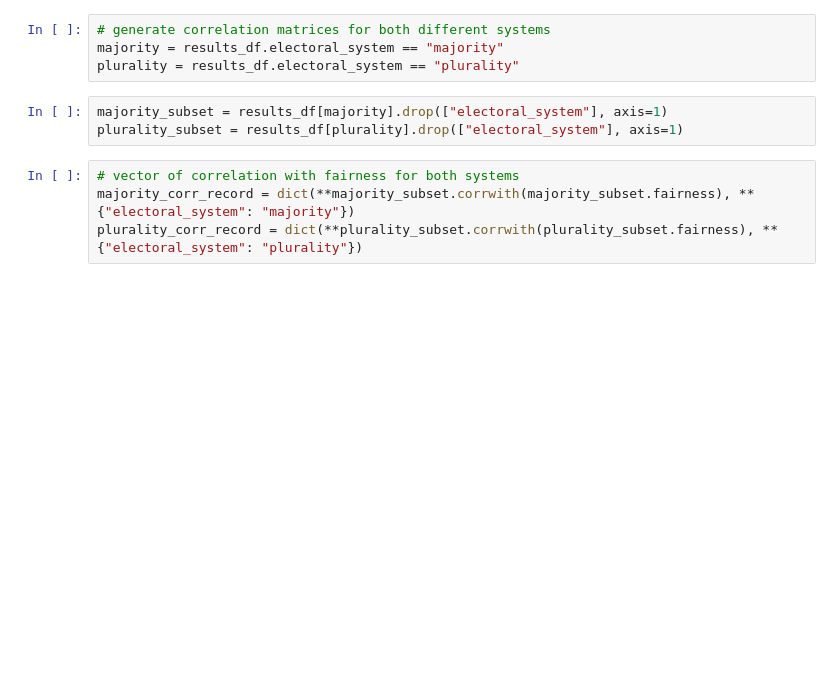
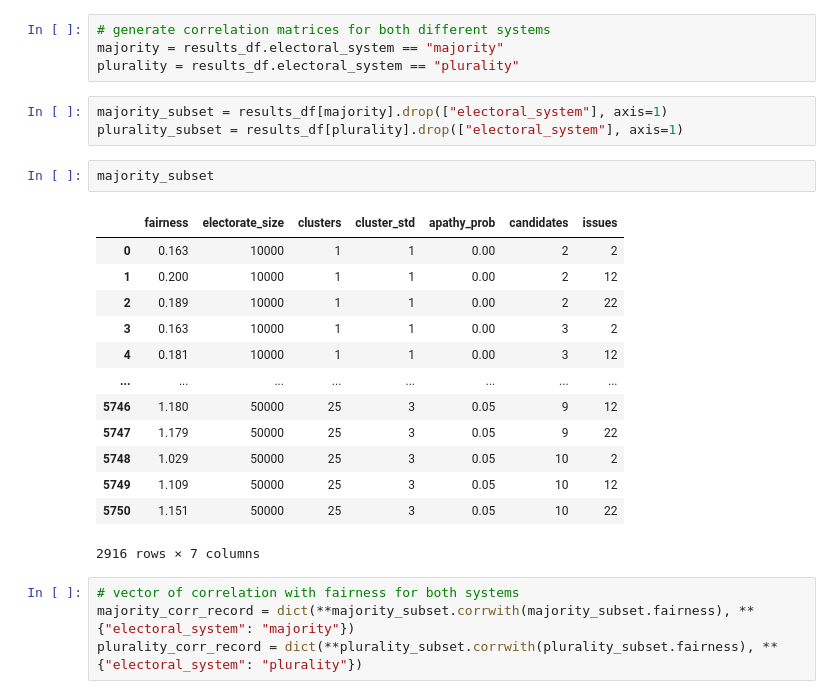
Before and after one commit to Expan75/complex-simulation-project, a Jupyter notebook: plurality_vs_majority.ipynb, the cells around one changed output. Saved outputs shown, nothing was run; the diff lists cells and outputs as text; blank space fills up the shorter version.

```diff
--- a/plurality_vs_majority.ipynb
+++ b/plurality_vs_majority.ipynb
@@ -172,6 +173,22 @@ plurality = results_df.electoral_system == "plurality"
 # %%
 majority_subset = results_df[majority].drop(["electoral_system"], axis=1)
 plurality_subset = results_df[plurality].drop(["electoral_system"], axis=1)
+# %%
+majority_subset
+# %% [output]
+|  | fairness | electorate_size | clusters | cluster_std | apathy_prob | candidates | issues |
+| 0 | 0.163 | 10000 | 1 | 1 | 0.00 | 2 | 2 |
+| 1 | 0.200 | 10000 | 1 | 1 | 0.00 | 2 | 12 |
+| 2 | 0.189 | 10000 | 1 | 1 | 0.00 | 2 | 22 |
+| 3 | 0.163 | 10000 | 1 | 1 | 0.00 | 3 | 2 |
+| 4 | 0.181 | 10000 | 1 | 1 | 0.00 | 3 | 12 |
+| ... | ... | ... | ... | ... | ... | ... | ... |
+| 5746 | 1.180 | 50000 | 25 | 3 | 0.05 | 9 | 12 |
+| 5747 | 1.179 | 50000 | 25 | 3 | 0.05 | 9 | 22 |
+| 5748 | 1.029 | 50000 | 25 | 3 | 0.05 | 10 | 2 |
+| 5749 | 1.109 | 50000 | 25 | 3 | 0.05 | 10 | 12 |
+| 5750 | 1.151 | 50000 | 25 | 3 | 0.05 | 10 | 22 |
+2916 rows × 7 columns
 # %%
 # vector of correlation with fairness for both systems
 majority_corr_record = dict(**majority_subset.corrwith(majority_subset.fairness), **{"electoral_system": "majority"})
```
Also changed, not shown: parts of 16 cells of this notebook.
